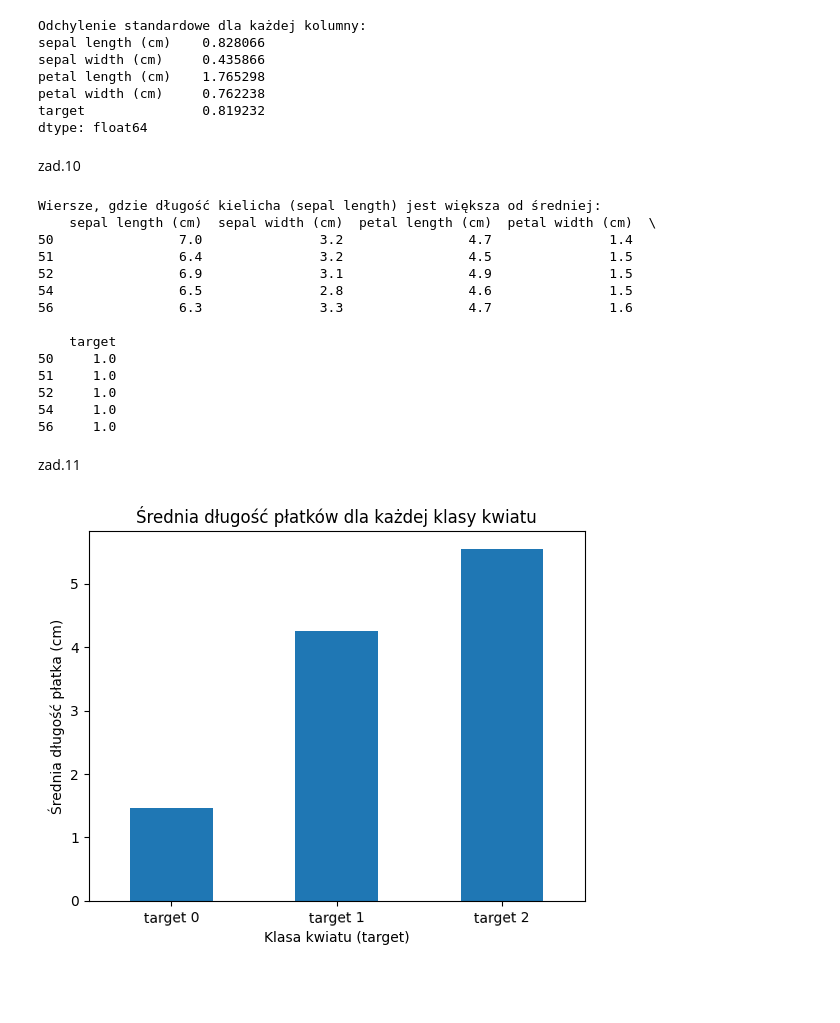
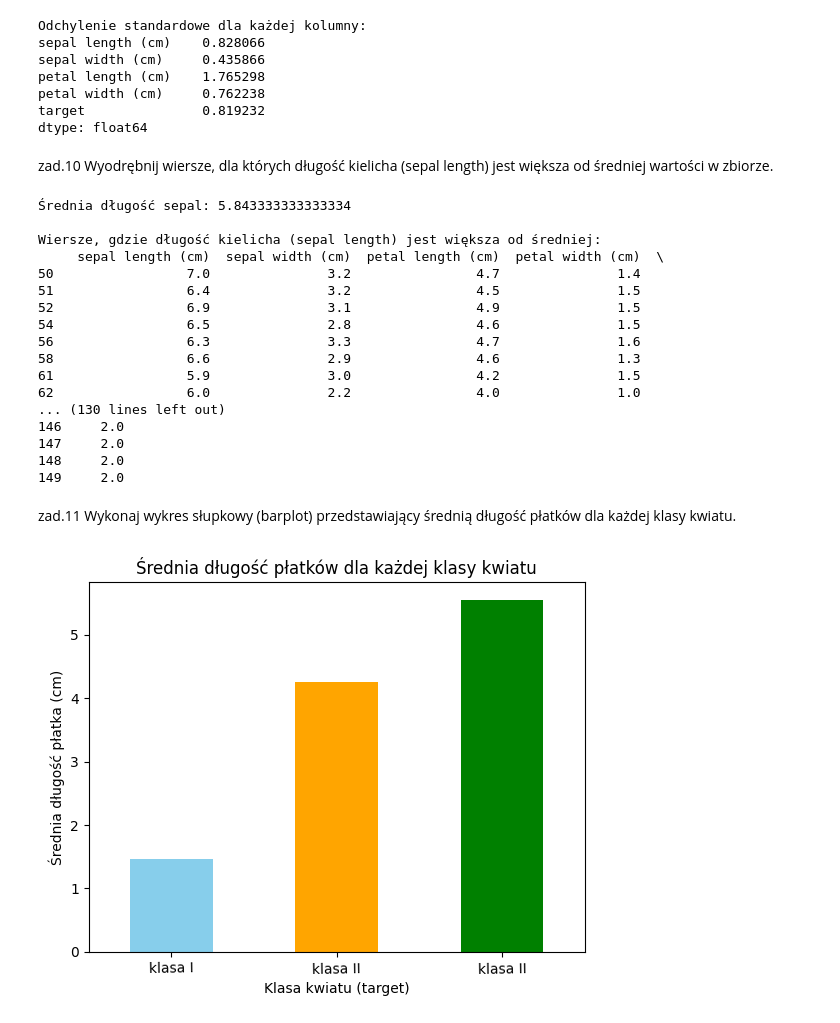
Before and after one commit to LapsanskiZED2115/ucze_maszyny_pozdrawiam, a Jupyter notebook: lab_1_pzdr.ipynb, the cells around one changed output. Drawn from its saved outputs; the diff is of its cells as text; code cells hidden in the pictures; blank space fills up the shorter version.

```diff
--- a/lab_1_pzdr.ipynb
+++ b/lab_1_pzdr.ipynb
@@ -191,37 +194,47 @@ petal length (cm)    1.765298
 petal width (cm)     0.762238
 target               0.819232
 dtype: float64
-# %% [markdown]
-zad.10
+# %% [markdown]
+zad.10  Wyodrębnij wiersze, dla których długość kielicha (sepal length) jest większa od średniej wartości w zbiorze.
 # %%
-mean_sepal_length = iris['sepal length (cm)'].mean()  # Średnia długość kielicha
-iris_sepal_above_mean = iris[iris['sepal length (cm)'] > mean_sepal_length]  # Wiersze, gdzie sepal length > średnia
+mean_sepal_length = iris['sepal length (cm)'].mean()  # Średnia długość sepal
+print(f"Średnia długość sepal: {mean_sepal_length}")
+iris_sepal_above_mean = iris[iris['sepal length (cm)'] > mean_sepal_length]
+#tworzy nowy DataFrame, który zawiera tylko
+# te wiersze, gdzie długość kielicha jest większa od tej średniej.
 print("\nWiersze, gdzie długość kielicha (sepal length) jest większa od średniej:")
-print(iris_sepal_above_mean.head())
+print(iris_sepal_above_mean)
+
+#Kod najpierw oblicza średnią wartość dla kolumny "sepal length (cm)", a następnie
+# Na końcu wyświetla pierwsze pięć wierszy tego przefiltrowanego zbioru danych.
 # %% [output]
+Średnia długość sepal: 5.843333333333334
+
 Wiersze, gdzie długość kielicha (sepal length) jest większa od średniej:
-    sepal length (cm)  sepal width (cm)  petal length (cm)  petal width (cm)  \
-50                7.0               3.2                4.7               1.4
-51                6.4               3.2                4.5               1.5
-52                6.9               3.1                4.9               1.5
-54                6.5               2.8                4.6               1.5
-56                6.3               3.3                4.7               1.6
-
-    target
-50     1.0
-51     1.0
-52     1.0
-54     1.0
-56     1.0
+     sepal length (cm)  sepal width (cm)  petal length (cm)  petal width (cm)  \
+50                 7.0               3.2                4.7               1.4
+51                 6.4               3.2                4.5               1.5
+52                 6.9               3.1                4.9               1.5
+54                 6.5               2.8                4.6               1.5
+56                 6.3               3.3                4.7               1.6
+58                 6.6               2.9                4.6               1.3
+61                 5.9               3.0                4.2               1.5
+62                 6.0               2.2                4.0               1.0
+... (130 lines left out)
+146     2.0
+147     2.0
+148     2.0
+149     2.0
-# %% [markdown]
-zad.11
+# %% [markdown]
+zad.11  Wykonaj wykres słupkowy (barplot) przedstawiający średnią długość płatków dla każdej klasy kwiatu.
 # %%
-mean_petal_length_per_class = iris.groupby('target')['petal length (cm)'].mean().plot(kind="bar")  # Średnia długość płatków dla każdej klasy
-#mean_petal_length_per_class.plot(kind='bar', color=['skyblue', 'orange', 'green'])
+mean_petal_length_per_class = iris.groupby('target')['petal length (cm)'].mean() # Średnia długość płatków dla każdej klasy
+mean_petal_length_per_class.plot(kind='bar', color=['skyblue', 'orange', 'green'])
 plt.title("Średnia długość płatków dla każdej klasy kwiatu")
 plt.xlabel("Klasa kwiatu (target)")
 plt.ylabel("Średnia długość płatka (cm)")
-plt.xticks(ticks=[0, 1, 2], labels=['target 0', 'target 1', 'target 2'], rotation=1)
+plt.xticks(ticks=[0, 1, 2], labels=['klasa I', 'klasa II', 'klasa II'], rotation=1)
+#ustawienie etykiet na osi x
 plt.show()
 # %% [output]
-[figure, old version]
+[figure, new version]
```
Also changed, not shown: parts of 29 cells of this notebook.
